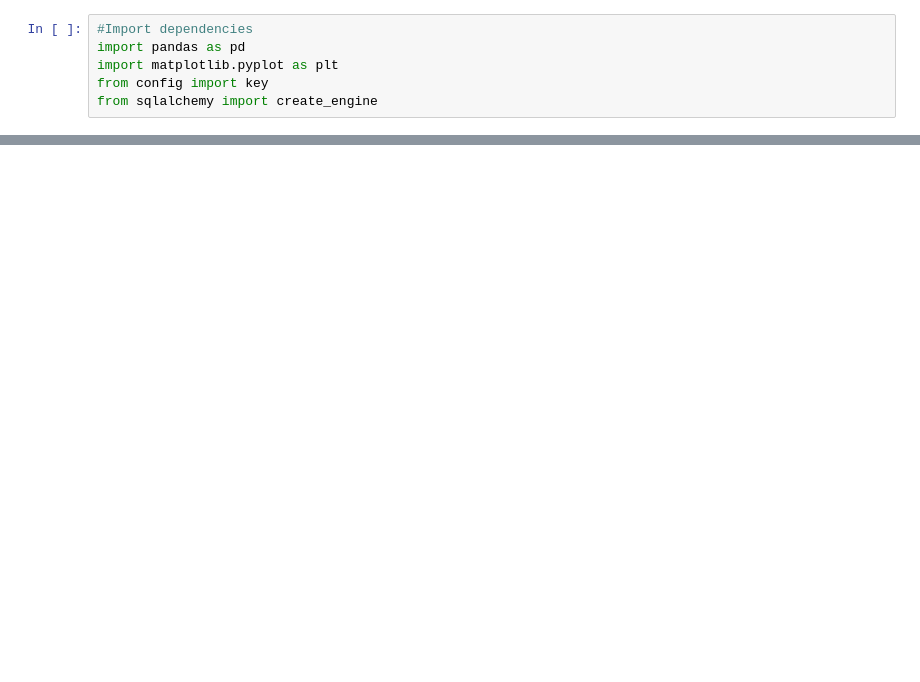
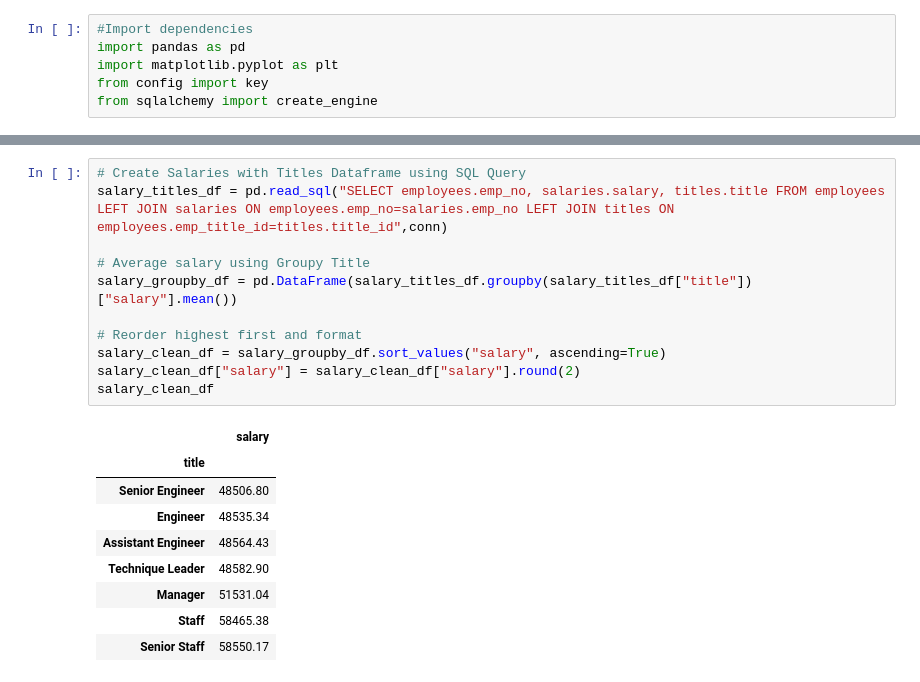
Before and after one commit to marceloflores1/sql-challenge, a Jupyter notebook: EmployeeSQL/Bonus.ipynb, the cells around one changed output, grey strips where cells are left out. Saved outputs shown, nothing was run; the diff lists cells and outputs as text; blank space fills up the shorter version.

```diff
--- a/EmployeeSQL/Bonus.ipynb
+++ b/EmployeeSQL/Bonus.ipynb
@@ -21,0 +31,21 @@ salaries.head()
+# %%
+# Create Salaries with Titles Dataframe using SQL Query
+salary_titles_df = pd.read_sql("SELECT employees.emp_no, salaries.salary, titles.title FROM employees LEFT JOIN salaries ON employees.emp_no=salaries.emp_no LEFT JOIN titles ON employees.emp_title_id=titles.title_id",conn)
+
+# Average salary using Groupy Title
+salary_groupby_df = pd.DataFrame(salary_titles_df.groupby(salary_titles_df["title"])["salary"].mean())
+
+# Reorder highest first and format
+salary_clean_df = salary_groupby_df.sort_values("salary", ascending=True)
+salary_clean_df["salary"] = salary_clean_df["salary"].round(2)
+salary_clean_df
+# %% [output]
+|  | salary |
+| title |  |
+| Senior Engineer | 48506.80 |
+| Engineer | 48535.34 |
+| Assistant Engineer | 48564.43 |
+| Technique Leader | 48582.90 |
+| Manager | 51531.04 |
+| Staff | 58465.38 |
+| Senior Staff | 58550.17 |
```
Also changed, not shown: parts of 4 cells of this notebook.
